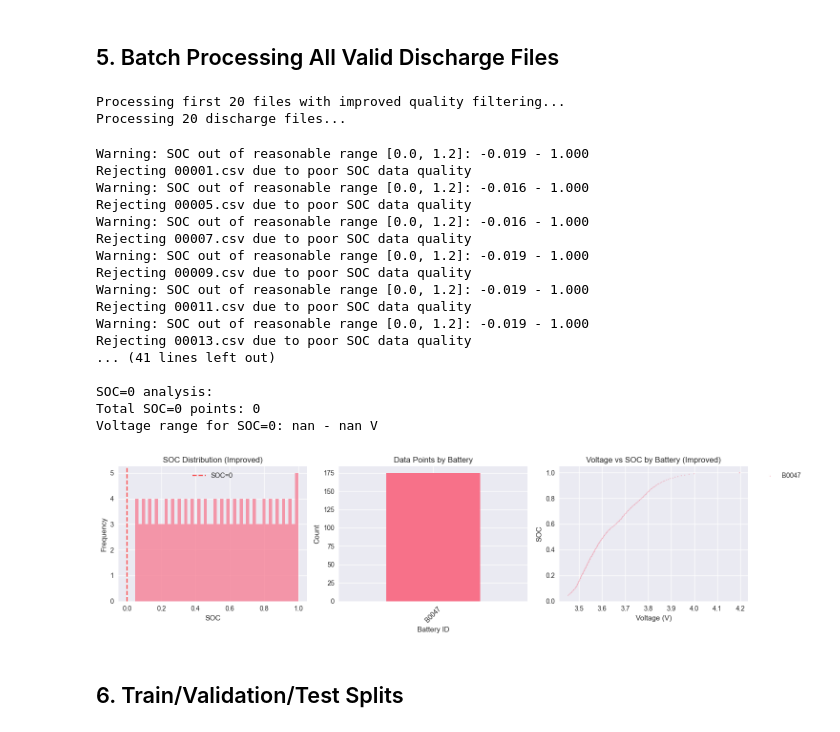
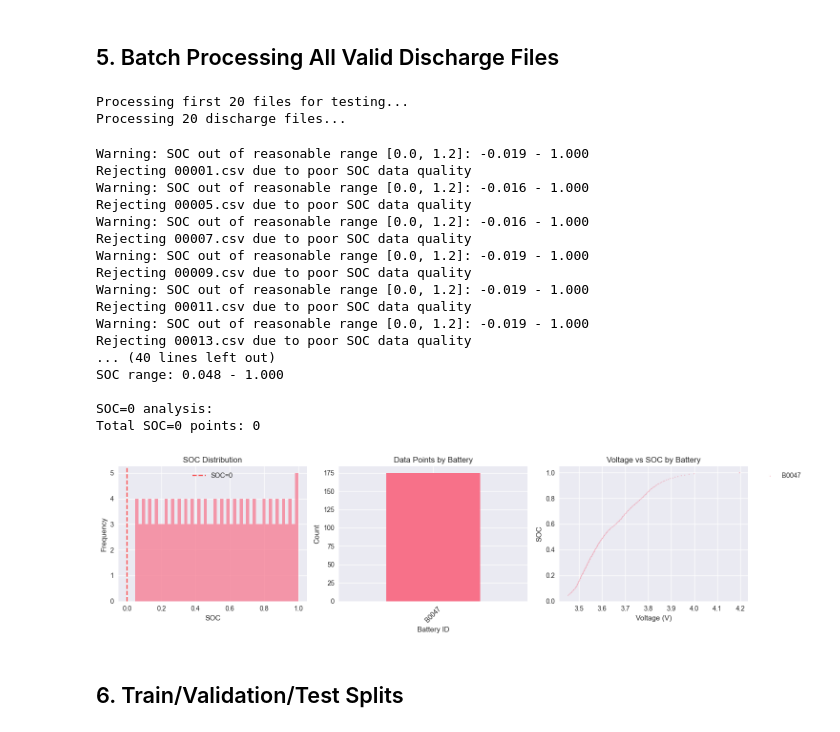
Before and after one commit to benfw/tech27, a Jupyter notebook: 02_data_preprocessing.ipynb, the cells around one changed output. Drawn from its saved outputs; the diff is of its cells as text; code cells hidden in the pictures.

```diff
--- a/02_data_preprocessing.ipynb
+++ b/02_data_preprocessing.ipynb
@@ -515,7 +513,7 @@ CNN sequences shape: X=(13, 50, 10), y=(13,)
 # %%
 def process_all_discharge_files(valid_files_df, max_files=None, save_individual=False):
     """
-    Process all valid discharge files and create datasets with improved data quality filtering
+    Process all valid discharge files and create datasets with data quality filtering
 
     Parameters:
     - max_files: Limit number of files to process (for testing)
@@ -638,12 +636,12 @@ def process_all_discharge_files(valid_files_df, max_files=None, save_individual=
         'rejected_files': rejected_files
     }
 
-# Process a subset of files with improved quality filtering
-print("Processing first 20 files with improved quality filtering...")
+# Process a subset of files for testing
+print("Processing first 20 files for testing...")
 test_results = process_all_discharge_files(valid_discharge_files, max_files=20)
 
 if test_results['features'] is not None:
-    print(f"\nImproved processing results:")
+    print(f"\nProcessing results:")
     print(f"Features shape: {test_results['features'].shape}")
     print(f"Unique batteries: {test_results['features']['battery_id'].nunique()}")
     print(f"SOC range: {test_results['features']['SOC'].min():.3f} - {test_results['features']['SOC'].max():.3f}")
@@ -652,14 +650,15 @@ if test_results['features'] is not None:
     zero_soc_mask = test_results['features']['SOC'] == 0
     print(f"\nSOC=0 analysis:")
     print(f"Total SOC=0 points: {zero_soc_mask.sum()}")
-    print(f"Voltage range for SOC=0: {test_results['features'][zero_soc_mask]['voltage'].min():.3f} - {test_results['features'][zero_soc_mask]['voltage'].max():.3f} V")
+    if zero_soc_mask.sum() > 0:
+        print(f"Voltage range for SOC=0: {test_results['features'][zero_soc_mask]['voltage'].min():.3f} - {test_results['features'][zero_soc_mask]['voltage'].max():.3f} V")
 
-    # Quick visualization with improved data
+    # Quick visualization
     plt.figure(figsize=(15, 4))
 
     plt.subplot(1, 3, 1)
     test_results['features']['SOC'].hist(bins=50, alpha=0.7)
-    plt.title('SOC Distribution (Improved)')
+    plt.title('SOC Distribution')
     plt.xlabel('SOC')
     plt.ylabel('Frequency')
     plt.axvline(x=0, color='red', linestyle='--', alpha=0.7, label='SOC=0')
@@ -674,38 +673,38 @@ if test_results['features'] is not None:
 
     plt.subplot(1, 3, 3)
     for battery in test_results['features']['battery_id'].unique():
         battery_data = test_results['features'][test_results['features']['battery_id'] == battery]
         plt.scatter(battery_data['voltage'], battery_data['SOC'], alpha=0.5, label=battery, s=1)
-    plt.title('Voltage vs SOC by Battery (Improved)')
+    plt.title('Voltage vs SOC by Battery')
     plt.xlabel('Voltage (V)')
     plt.ylabel('SOC')
     plt.legend(bbox_to_anchor=(1.05, 1), loc='upper left')
 
     plt.tight_layout()
     plt.show()
 else:
     print("No data could be processed successfully")
 # %% [output]
-Processing first 20 files with improved quality filtering...
+Processing first 20 files for testing...
 Processing 20 discharge files...
 Warning: SOC out of reasonable range [0.0, 1.2]: -0.019 - 1.000
 Rejecting 00001.csv due to poor SOC data quality
 Warning: SOC out of reasonable range [0.0, 1.2]: -0.016 - 1.000
 Rejecting 00005.csv due to poor SOC data quality
 Warning: SOC out of reasonable range [0.0, 1.2]: -0.016 - 1.000
 Rejecting 00007.csv due to poor SOC data quality
 Warning: SOC out of reasonable range [0.0, 1.2]: -0.019 - 1.000
 Rejecting 00009.csv due to poor SOC data quality
 Warning: SOC out of reasonable range [0.0, 1.2]: -0.019 - 1.000
 Rejecting 00011.csv due to poor SOC data quality
 Warning: SOC out of reasonable range [0.0, 1.2]: -0.019 - 1.000
 Rejecting 00013.csv due to poor SOC data quality
-... (41 lines left out)
+... (40 lines left out)
+SOC range: 0.048 - 1.000
 
 SOC=0 analysis:
 Total SOC=0 points: 0
-Voltage range for SOC=0: nan - nan V
-[figure, old version]
+[figure, new version]
 # %% [markdown]
 ## 6. Train/Validation/Test Splits
 # %%
```
Also changed, not shown: parts of 1 cell of this notebook, 1 other file.
